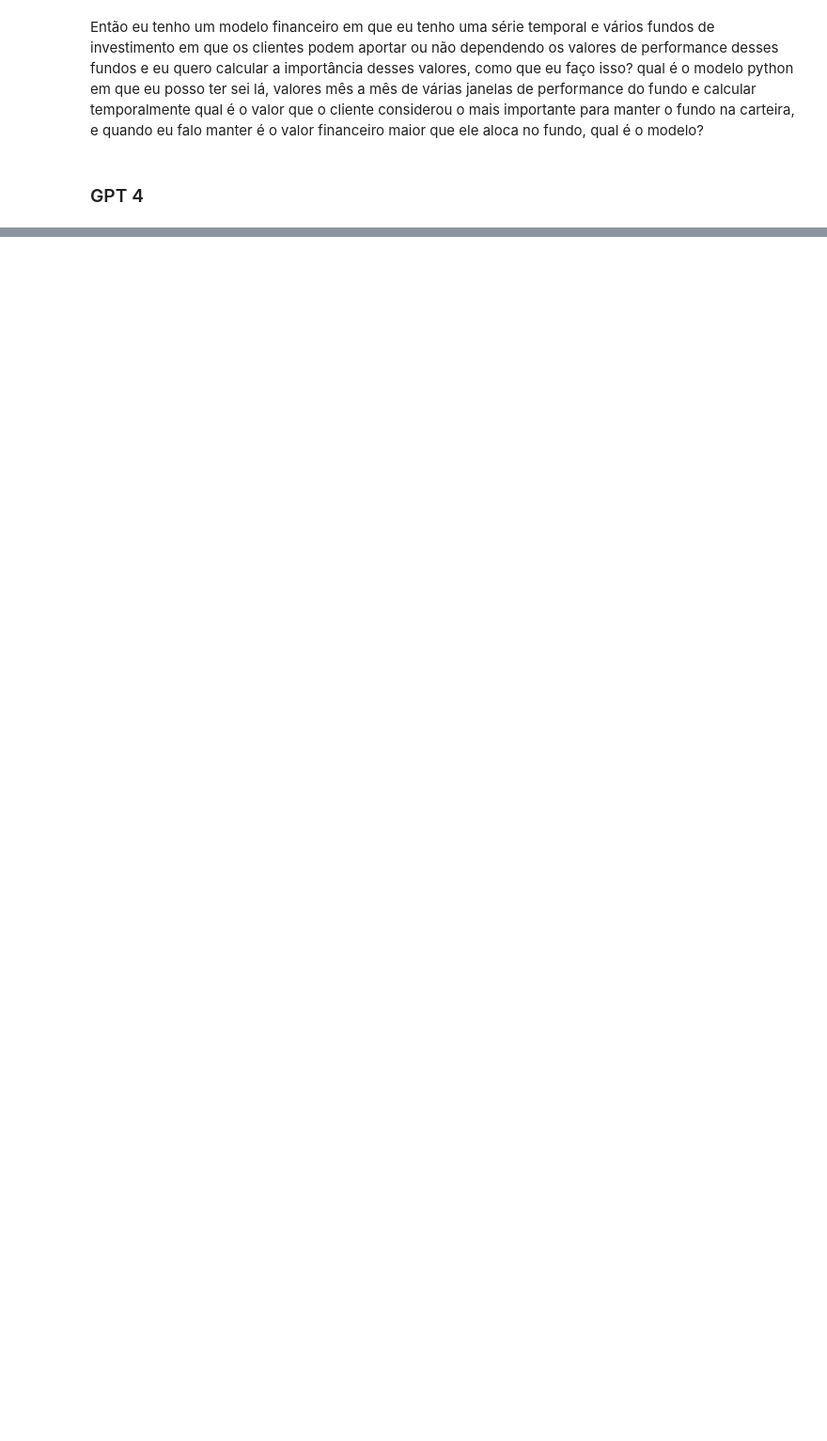
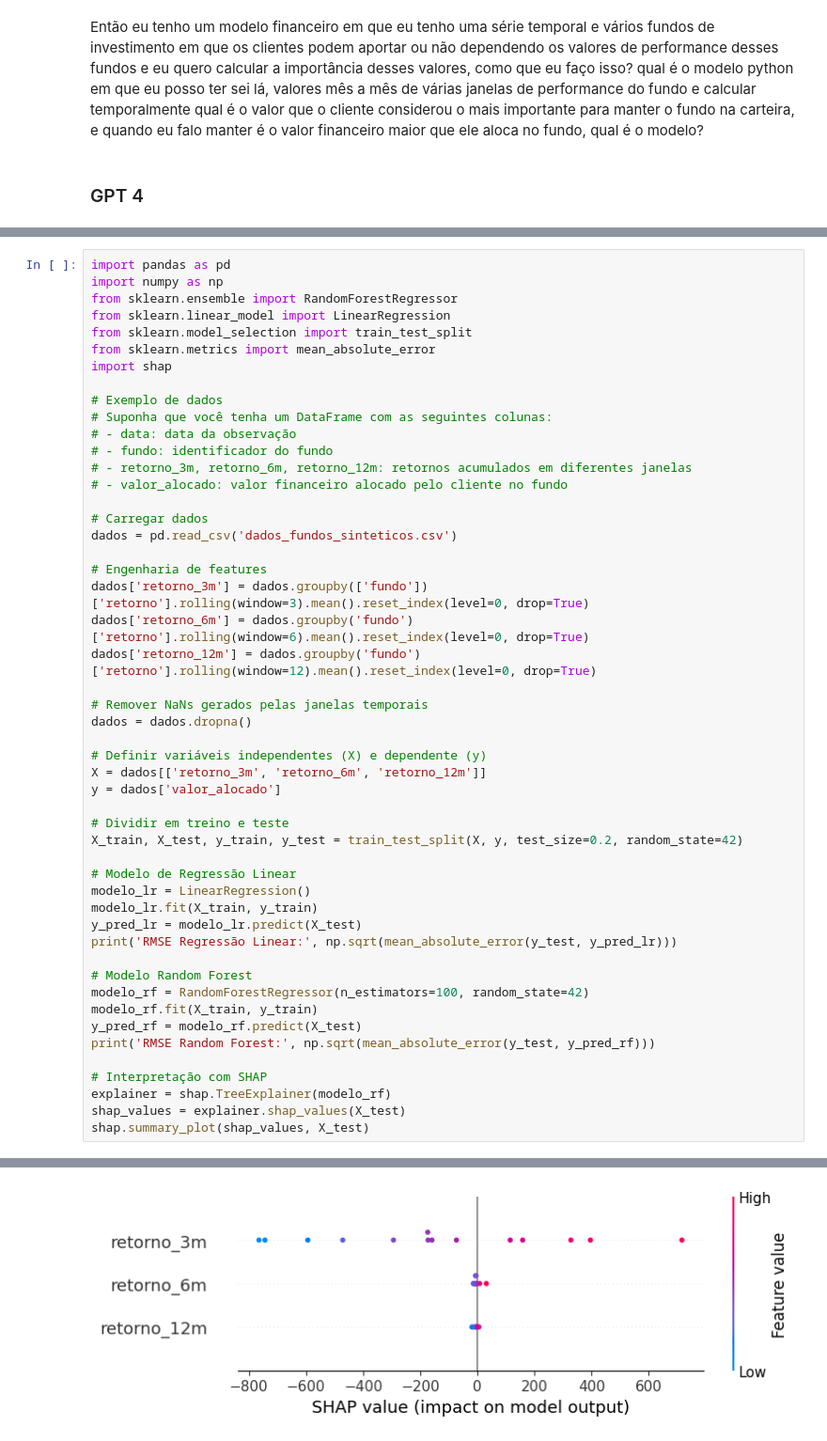
Before and after one commit to gapigo/models, a Jupyter notebook: RFr/3 - GPT and DeepSeek RFr.ipynb, the cells around one changed output, grey strips where cells are left out. Shown at 94% size. Saved outputs shown, nothing was run; the diff lists cells and outputs as text; blank space fills up the shorter version.

```diff
--- a/RFr/3 - GPT and DeepSeek RFr.ipynb
+++ b/RFr/3 - GPT and DeepSeek RFr.ipynb
@@ -40,0 +43,51 @@ shap.summary_plot(shap_values, X_test)
+# %%
+import pandas as pd
+import numpy as np
+from sklearn.ensemble import RandomForestRegressor
+from sklearn.linear_model import LinearRegression
+from sklearn.model_selection import train_test_split
+from sklearn.metrics import mean_absolute_error
+import shap
+
+# Exemplo de dados
+# Suponha que você tenha um DataFrame com as seguintes colunas:
+# - data: data da observação
+# - fundo: identificador do fundo
+# - retorno_3m, retorno_6m, retorno_12m: retornos acumulados em diferentes janelas
+# - valor_alocado: valor financeiro alocado pelo cliente no fundo
+
+# Carregar dados
+dados = pd.read_csv('dados_fundos_sinteticos.csv')
+
+# Engenharia de features
+dados['retorno_3m'] = dados.groupby(['fundo'])['retorno'].rolling(window=3).mean().reset_index(level=0, drop=True)
+dados['retorno_6m'] = dados.groupby('fundo')['retorno'].rolling(window=6).mean().reset_index(level=0, drop=True)
+dados['retorno_12m'] = dados.groupby('fundo')['retorno'].rolling(window=12).mean().reset_index(level=0, drop=True)
+
+# Remover NaNs gerados pelas janelas temporais
+dados = dados.dropna()
+
+# Definir variáveis independentes (X) e dependente (y)
+X = dados[['retorno_3m', 'retorno_6m', 'retorno_12m']]
+y = dados['valor_alocado']
+
+# Dividir em treino e teste
+X_train, X_test, y_train, y_test = train_test_split(X, y, test_size=0.2, random_state=42)
+
+# Modelo de Regressão Linear
+modelo_lr = LinearRegression()
+modelo_lr.fit(X_train, y_train)
+y_pred_lr = modelo_lr.predict(X_test)
+print('RMSE Regressão Linear:', np.sqrt(mean_absolute_error(y_test, y_pred_lr)))
+
+# Modelo Random Forest
+modelo_rf = RandomForestRegressor(n_estimators=100, random_state=42)
+modelo_rf.fit(X_train, y_train)
+y_pred_rf = modelo_rf.predict(X_test)
+print('RMSE Random Forest:', np.sqrt(mean_absolute_error(y_test, y_pred_rf)))
+
+# Interpretação com SHAP
+explainer = shap.TreeExplainer(modelo_rf)
+shap_values = explainer.shap_values(X_test)
+shap.summary_plot(shap_values, X_test)
+# %% [output]
@@ -40,0 +96 @@ shap.summary_plot(shap_values, X_test)
+[figure, added]
```
Also changed, not shown: parts of 5 cells of this notebook, 1 other file.
